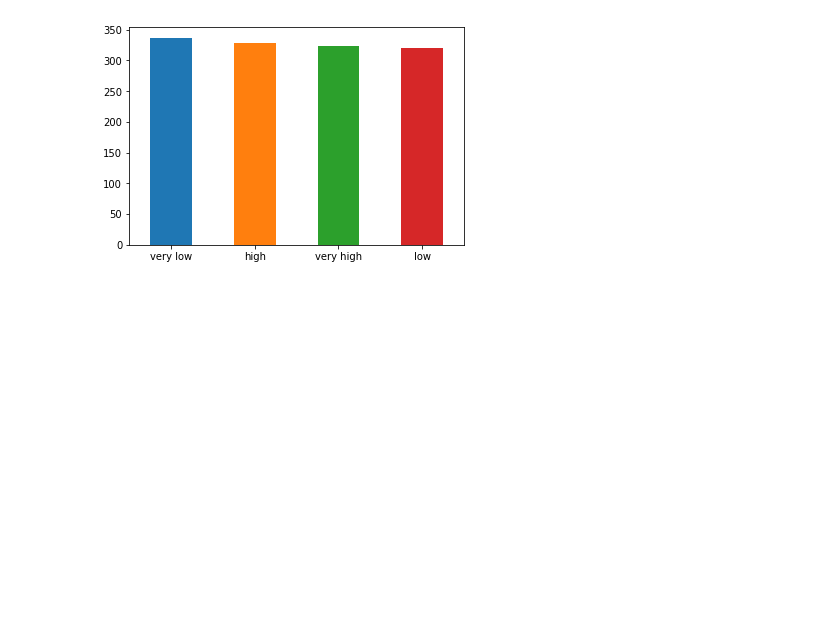
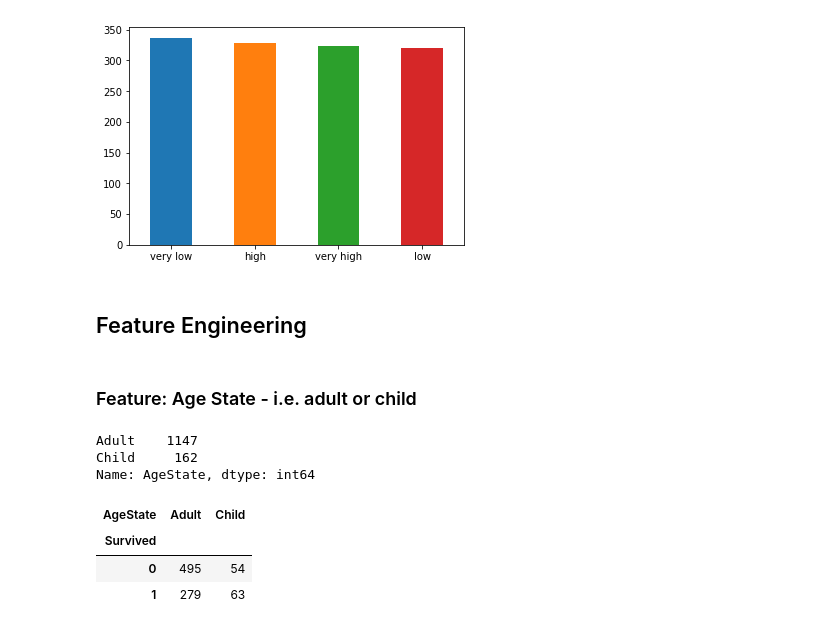
Before and after one commit to graemerenfrew/titanic, a Jupyter notebook: notebooks/2.0-ak-exploring-processing-data.ipynb, the cells around one changed output. Drawn from its saved outputs; the diff is of its cells as text; code cells hidden in the pictures; blank space fills up the shorter version.

Commit message:
feature engineering: agestate

```diff
--- a/notebooks/2.0-ak-exploring-processing-data.ipynb
+++ b/notebooks/2.0-ak-exploring-processing-data.ipynb
@@ -1145,3 +1145,25 @@ pd.qcut(df.Fare, 4, labels=['very low','low','high','very high']).value_counts()
 # %%
 # Now create the Fare bin feature
 df['Fare_Bin'] = pd.qcut(df.Fare, 4, labels=['very low','low','high','very high'])
+# %% [markdown]
+## Feature Engineering
+# %% [markdown]
+### Feature: Age State - i.e. adult or child
+# %%
+# Let's have a look at some data
+df['AgeState'] = np.where(df['Age'] >= 18, 'Adult', 'Child')
+# %%
+# Get a count of adult and child
+df['AgeState'].value_counts()
+# %% [output]
+Adult    1147
+Child     162
+Name: AgeState, dtype: int64
+# %%
+# Have a look at a cross tab to see who survives - were children more likely on the lifeboats?
+pd.crosstab(df[df.Survived != -888].Survived, df[df.Survived != -888].AgeState)
+# %% [output]
+| AgeState | Adult | Child |
+| Survived |  |  |
+| 0 | 495 | 54 |
+| 1 | 279 | 63 |
```
Also changed, not shown: parts of 1 cell of this notebook.
